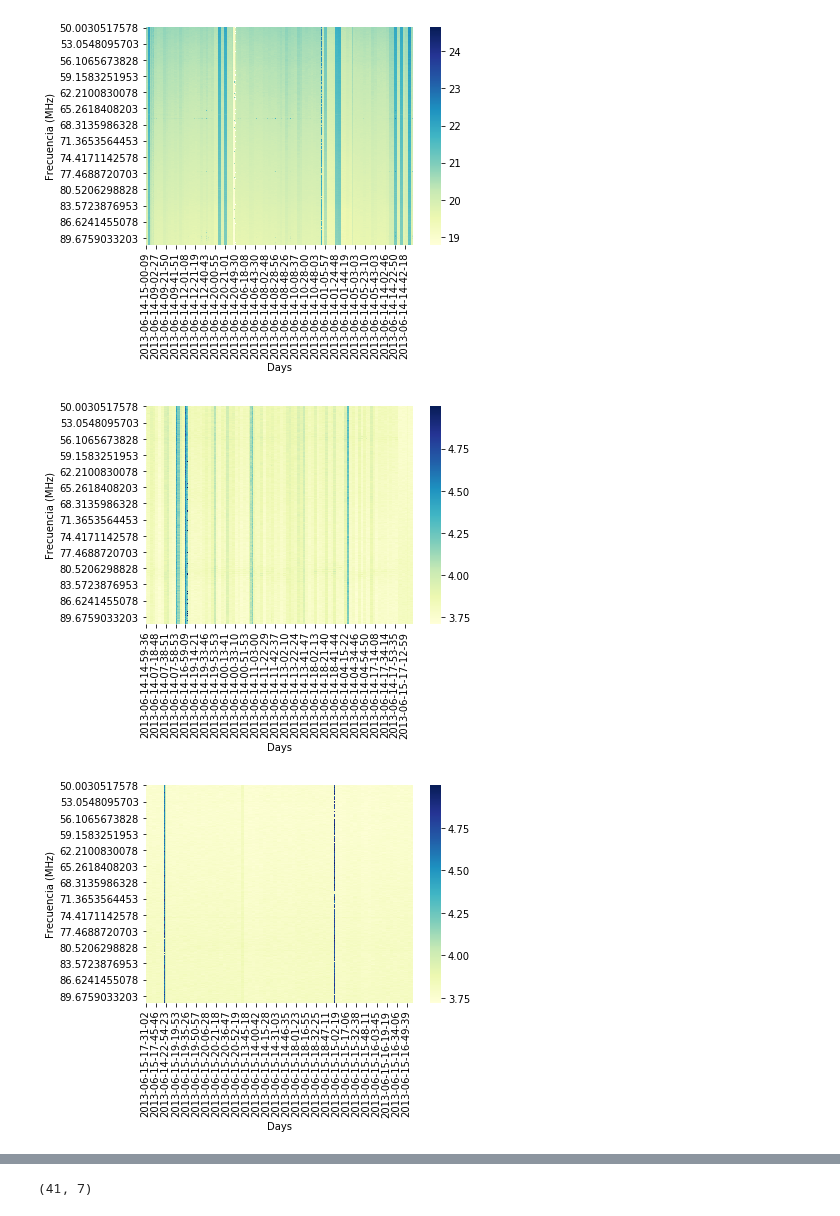
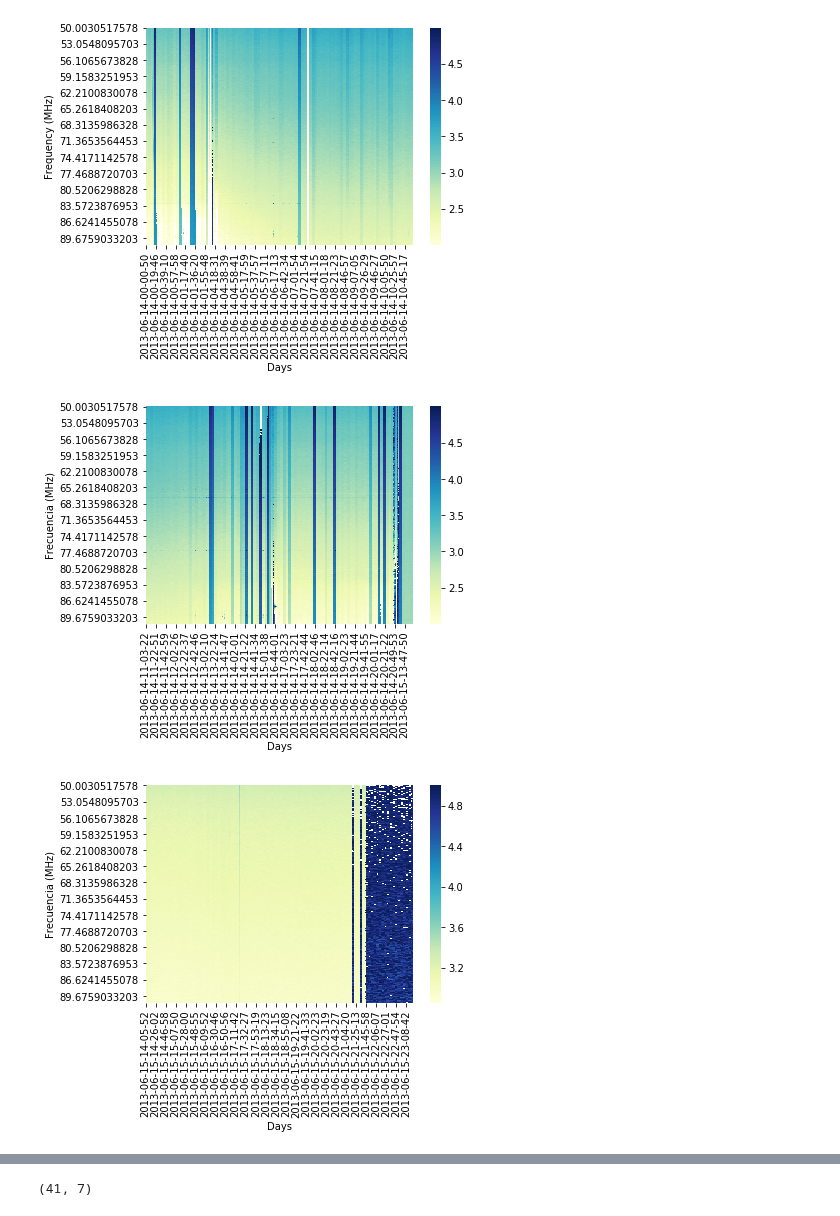
Before and after one commit to HiramHerrera/SciHi, a Jupyter notebook: calibration_jnc.ipynb, the cells around one changed output, grey strips where cells are left out. Cells and saved outputs as stored; diff of their text form; code cells hidden in the pictures.

```diff
--- a/calibration_jnc.ipynb
+++ b/calibration_jnc.ipynb
@@ -5,10 +5,13 @@ import matplotlib.pyplot as plt
 import pandas as pd
 import seaborn as sb
 import scipy.optimize as op
+# %%
+Temps_uncalibrated = pd.read_hdf('calibration/Days14_15_93dBm.hdf5')
+Kjnc = pd.read_hdf('calibration/Kjnc_Days14_15_93dBm.hdf5')
+Temps =Kjnc*Temps_uncalibrated
 # %%
-Temps = pd.read_hdf('calibration/Days14_15_jnc.hdf5')
 Temps = Temps[Temps>0.] # Filter negative temperatures
 log_Temps = np.log10(Temps)
-#log_mask = (log_Temps>2.)&(log_Temps<5.)
+log_mask = (log_Temps>2.)&(log_Temps<5.)
 log_Temps = log_Temps[log_mask]# Filter high and low temperatures
-Temps
+Temps = Temps[log_mask]
@@ -34,27 +18,28 @@ Temps
 # %%
 cols = Temps.columns.values
 sb.heatmap(log_Temps[cols[0:2500]], cmap='YlGnBu', yticklabels=400)
 plt.xlabel('Days')
-plt.ylabel('Frecuencia (MHz)')
-plt.savefig('Imagenes/Data_%s_%s.png'%(cols[0],cols[2500]))
+plt.ylabel('Frequency (MHz)')
+plt.savefig('Imagenes/Datajnc_%s_%s.png'%(cols[0],cols[2500]))
+plt.show()
 # %% [output]
-[figure, old version]
+[figure, new version]
 # %%
 cols = Temps.columns.values
 sb.heatmap(log_Temps[cols[2500:5000]], cmap='YlGnBu', yticklabels=400)
 plt.xlabel('Days')
 plt.ylabel('Frecuencia (MHz)')
-plt.savefig('Imagenes/Data_%s_%s.png'%(cols[2500],cols[5000]))
+plt.savefig('Imagenes/Datajnc_%s_%s.png'%(cols[2500],cols[5000]))
 plt.show()
 
 sb.heatmap(log_Temps[cols[5000:]], cmap='YlGnBu', yticklabels=400)
 plt.xlabel('Days')
 plt.ylabel('Frecuencia (MHz)')
-plt.savefig('Imagenes/Data_%s_%s.png'%(cols[5000],cols[-1]))
+plt.savefig('Imagenes/Datajnc_%s_%s.png'%(cols[5000],cols[-1]))
 plt.show()
 # %% [output]
-[figure, old version]
+[figure, new version]
-[figure, old version]
+[figure, new version]
 # %%
 cols = Temps.columns.values
 sb.heatmap(log_Temps.loc[:,'2013-06-14-10-00-49':'2013-06-14-13-00-30'], cmap='YlGnBu', yticklabels=400)
```
Also changed, not shown: parts of 16 cells of this notebook, 50 other files.
